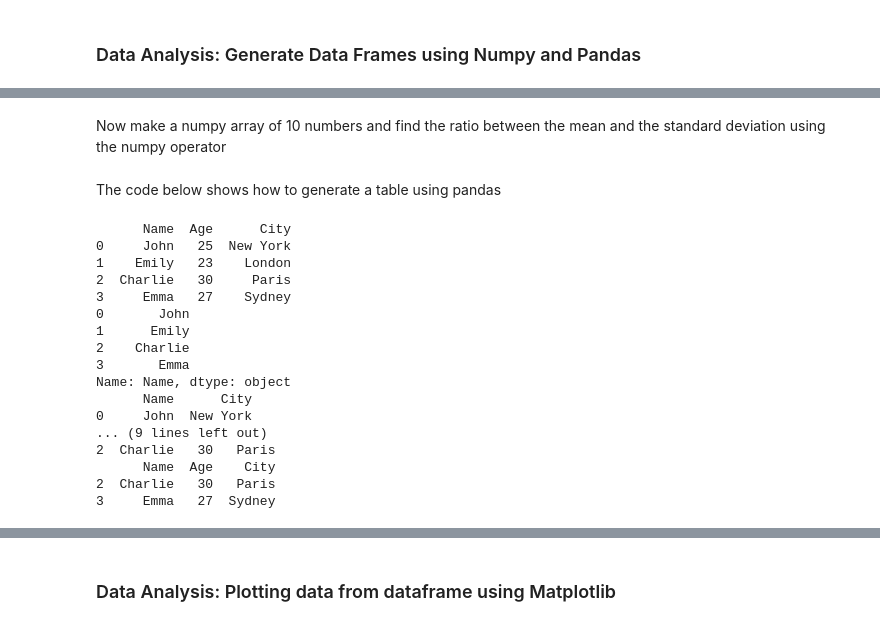
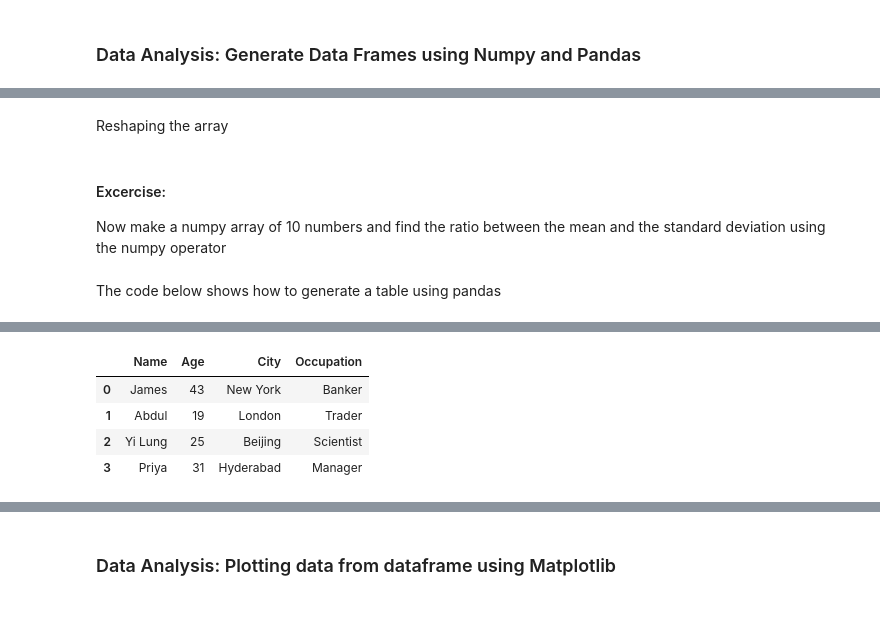
Before and after one commit to lucrascience/python_ai_demo, a Jupyter notebook: python_ai_nonstem_trial.ipynb, the cells around one changed output, grey strips where cells are left out. Cells and saved outputs as stored; diff of their text form; code cells hidden in the pictures.

```diff
--- a/python_ai_nonstem_trial.ipynb
+++ b/python_ai_nonstem_trial.ipynb
@@ -273,0 +285,2 @@ Reshaped Array:
+# %% [markdown]
+Reshaping the array
@@ -274,46 +291,19 @@ Reshaped Array:
 # %% [markdown]
+#### Excercise:
 Now make a numpy array of 10 numbers and find the ratio between the mean and the standard deviation using the numpy operator
 # %% [markdown]
 The code below shows how to generate a table using pandas
-# %%
-!pip install pandas
-import pandas as pd
-
-# Creating a dataframe from a dictionary
-data = {'Name': ['John', 'Emily', 'Charlie', 'Emma'],
-        'Age': [25, 23, 30, 27],
-        'City': ['New York', 'London', 'Paris', 'Sydney']}
-df = pd.DataFrame(data)
-
-# Displaying the dataframe
-print(df)
-
-# Accessing specific columns
-print(df['Name'])
-print(df[['Name', 'City']])
-
-# Accessing specific rows
-print(df.loc[0])  #takes only row 1
-print(df.loc[1:2]) #takes row 2 and 3
-
-# Filtering rows based on a condition
-filtered_df = df[df['Age'] > 25] # takes only data that has age > 25
-print(filtered_df)
-# %% [output]
-      Name  Age      City
-0     John   25  New York
-1    Emily   23    London
-2  Charlie   30     Paris
-3     Emma   27    Sydney
-0       John
-1      Emily
-2    Charlie
-3       Emma
-Name: Name, dtype: object
-      Name      City
-0     John  New York
-... (9 lines left out)
-2  Charlie   30   Paris
-      Name  Age    City
-2  Charlie   30   Paris
-3     Emma   27  Sydney
+# %%
+!pip install pandas
+import pandas as pd
+
+# Creating a dataframe from a dictionary
+data = {'Name': ['James', 'Abdul', 'Yi Lung', 'Priya'],
+        'Age': [43, 19, 25, 31],
+        'City': ['New York', 'London', 'Beijing', 'Hyderabad'],
+        'Occupation': ['Banker', 'Trader', 'Scientist', 'Manager']}
+df = pd.DataFrame(data)
+
+# Displaying the dataframe
+df
+# %% [output]
@@ -319,0 +315,5 @@ Name: Name, dtype: object
+|  | Name | Age | City | Occupation |
+| 0 | James | 43 | New York | Banker |
+| 1 | Abdul | 19 | London | Trader |
+| 2 | Yi Lung | 25 | Beijing | Scientist |
+| 3 | Priya | 31 | Hyderabad | Manager |
```
Also changed, not shown: parts of 41 cells of this notebook, 1 other file.
